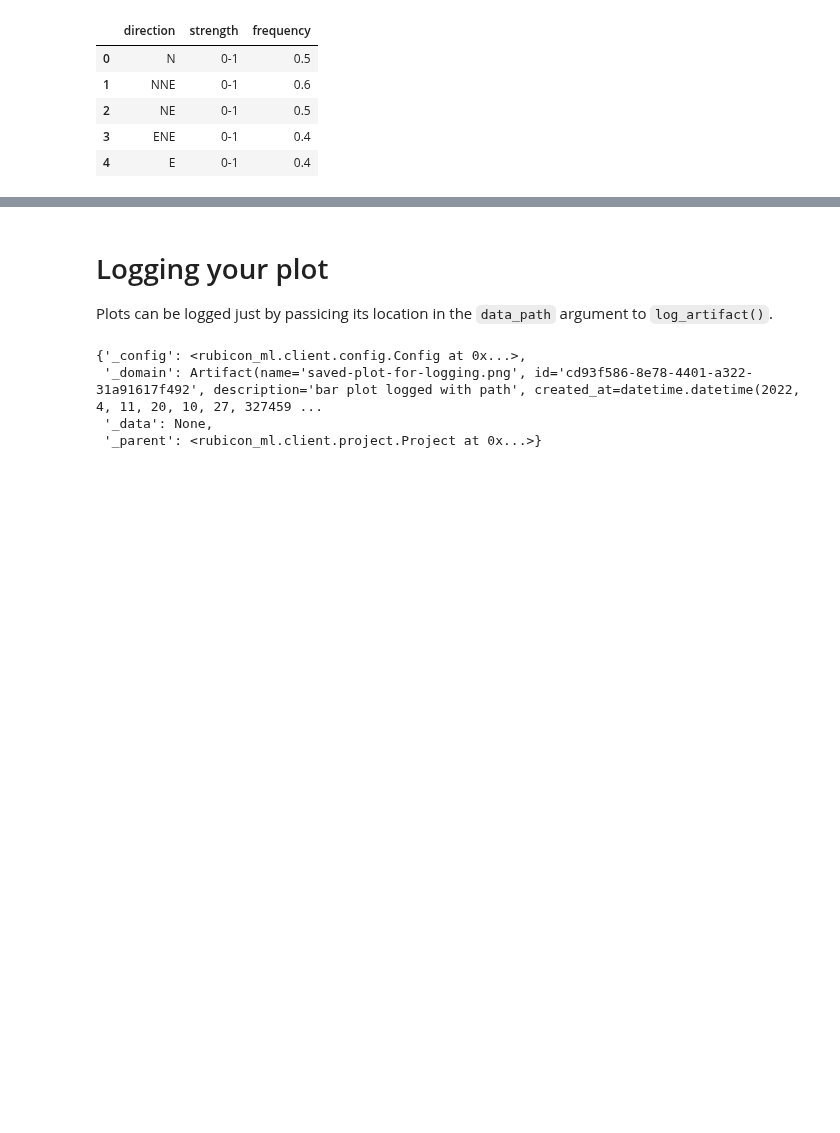
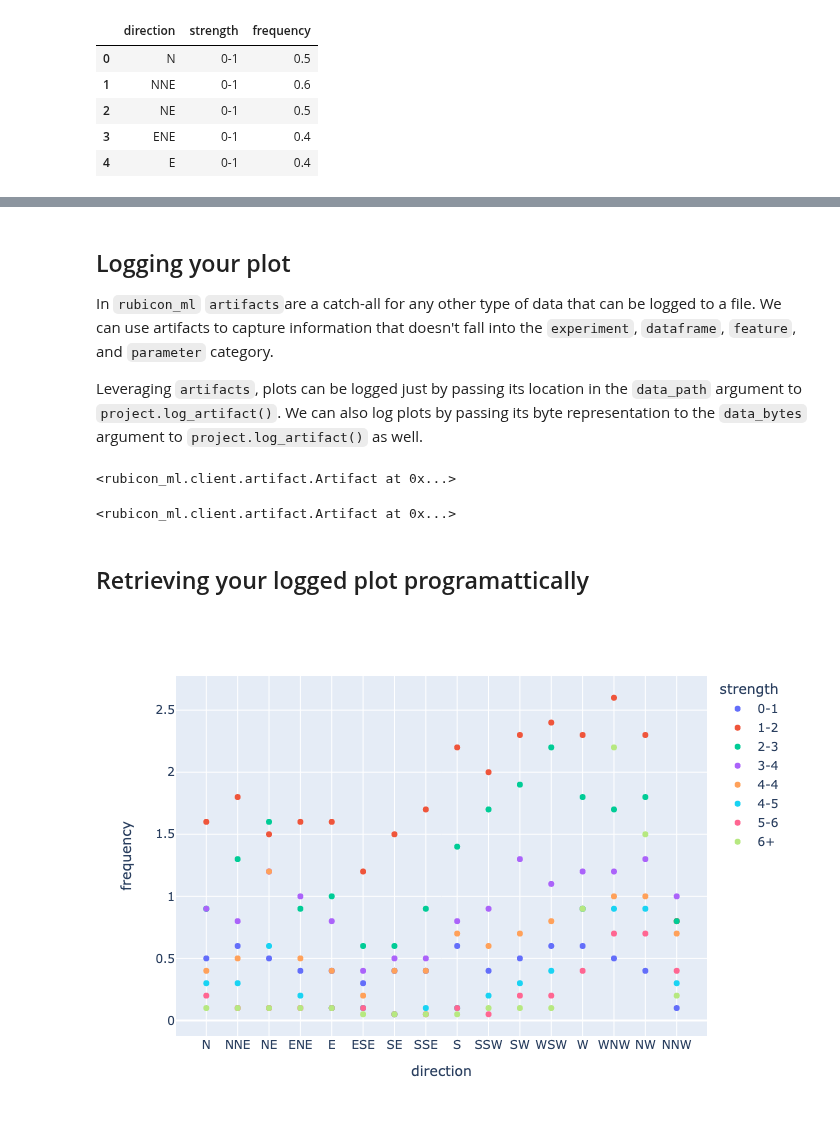
Before and after one commit to capitalone/rubicon-ml, a Jupyter notebook: notebooks/logging-examples/logging-plots.ipynb, the cells around one changed output, grey strips where cells are left out. Saved outputs shown, nothing was run; the diff lists cells and outputs as text; code cells hidden in the pictures; blank space fills up the shorter version.

Commit message:
added example to log as bytes

```diff
--- a/notebooks/logging-examples/logging-plots.ipynb
+++ b/notebooks/logging-examples/logging-plots.ipynb
@@ -7,8 +7,6 @@ Let's create a project and save a sample scarter plot to later artifact. In this
 # %%
 import os
-
 from rubicon_ml import Rubicon
 
-
 rubicon = Rubicon(persistence="memory")
-project = rubicon.get_or_create_project("Logging Plots")
+project = rubicon.get_or_create_project("Artifact Plots")
@@ -31,10 +37,29 @@ fig.write_image("saved-plot-for-logging.png")
 # %% [markdown]
-# Logging your plot
-Plots can be logged just by passicing its location in the `data_path` argument to `log_artifact()`.
+## Logging your plot
+In `rubicon_ml` `artifacts`are a catch-all for any other type of data that can be logged to a file. We can use artifacts to capture information that doesn't fall into the `experiment`, `dataframe`, `feature`, and  `parameter` category.
+
+Leveraging `artifacts`, plots can be logged just by passing its location in the `data_path` argument to `project.log_artifact()`. We can also log plots by passing its byte representation to the `data_bytes` argument to `project.log_artifact()` as well.
 # %%
-project.log_artifact(data_path="saved-plot-for-logging.png", description="bar plot logged with path").__dict__
+project.log_artifact(data_path="saved-scatter-plot-for-logging.png", description="bar plot logged with path")
+artifactPlotFromFile=project.artifacts()[0]
+artifact_plotFromFile
 # %% [output]
-{'_config': <rubicon_ml.client.config.Config at 0x...>,
- '_domain': Artifact(name='saved-plot-for-logging.png', id='cd93f586-8e78-4401-a322-31a91617f492', description='bar plot logged with path', created_at=datetime.datetime(2022, 4, 11, 20, 10, 27, 327459 ...
- '_data': None,
- '_parent': <rubicon_ml.client.project.Project at 0x...>}
+<rubicon_ml.client.artifact.Artifact at 0x...>
+# %%
+project.log_artifact(name="image", data_bytes=bar_plot_bytes)
+artifact_plot_bytes=project.artifacts()[1]
+artifact_plot_bytes
+# %% [output]
+<rubicon_ml.client.artifact.Artifact at 0x...>
+# %% [markdown]
+## Retrieving your logged plot programattically
+# %%
+import io
+from PIL import Image
+
+imageStream = io.BytesIO(artifactPlotFromFile.data)
+scatter_plot_image = Image.open(imageStream)
+# %%
+display(scatter_plot_image)
+# %% [output]
+[figure, added]
```
Also changed, not shown: parts of 10 cells of this notebook, 2 other files.
